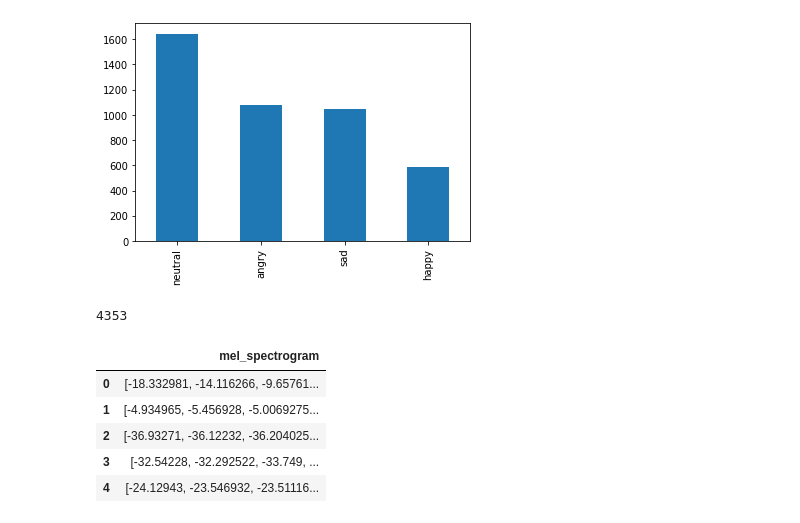
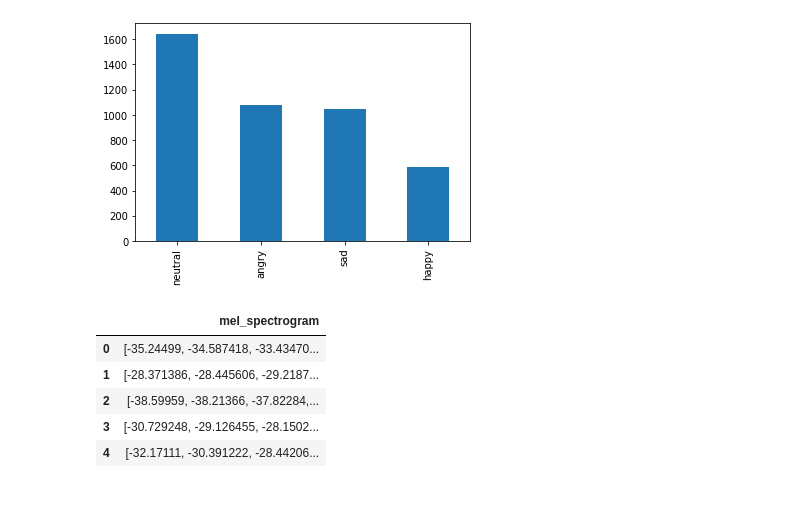
Before and after one commit to RinaRam/voice-stress-analysis, a Jupyter notebook: IEMOC.ipynb, the cells around one changed output. Drawn from its saved outputs; the diff is of its cells as text; code cells hidden in the pictures.

```diff
--- a/IEMOC.ipynb
+++ b/IEMOC.ipynb
@@ -52,11 +53,12 @@ plt.figure(figsize=(8, 4))
 librosa.display.waveplot(x, sr=sr)
 plt.title('Waveplot - Male Happy')
 plt.savefig('Waveplot_MaleHappy.png')
-spectrogram = librosa.feature.melspectrogram(y=x, sr=sr, n_mels=128,fmax=8000)
+spectrogram = librosa.feature.melspectrogram(y=x, sr=sr, n_mels=256,fmax=8000)
 spectrogram = librosa.power_to_db(spectrogram)
 librosa.display.specshow(spectrogram, y_axis='mel', fmax=8000, x_axis='time')
 plt.title('Mel Spectrogram - Male Happy')
 plt.savefig('MelSpec_MaleHappy.png')
+plt.set_cmap('magma')
 plt.colorbar(format='%+2.0f dB')
 # %% [output]
 <matplotlib.colorbar.Colorbar at 0x...>
@@ -132,23 +134,21 @@ audio_df.emotion.value_counts().plot(kind='bar')
 # %%
 df = pd.DataFrame(columns=['mel_spectrogram'])
 for index, path in enumerate(audio_df.path):
-    X, sample_rate = librosa.load(path, res_type='kaiser_fast',duration=3,sr=44100,offset=0.5)
-    spectrogram = librosa.feature.melspectrogram(y=X, sr=sample_rate, n_mels=128,fmax=8000)
+    X, sample_rate = librosa.load(path, res_type='kaiser_fast',duration=5,sr=22050)
+    spectrogram = librosa.feature.melspectrogram(y=X, sr=sample_rate, n_mels=128,hop_length=347,fmax=11025)
     db_spec = librosa.power_to_db(spectrogram)
     log_spectrogram = np.mean(db_spec, axis = 0)
     mfcc = librosa.feature.mfcc(y=X, sr=sample_rate, n_mfcc=40)
     mfcc = np.mean(mfcc,axis=0)
     df.loc[index] = [log_spectrogram]
-print(len(df))
 df.head()
 # %% [output]
-4353
 |  | mel_spectrogram |
-| 0 | [-18.332981, -14.116266, -9.65761... |
-| 1 | [-4.934965, -5.456928, -5.0069275... |
-| 2 | [-36.93271, -36.12232, -36.204025... |
-| 3 | [-32.54228, -32.292522, -33.749, ... |
-| 4 | [-24.12943, -23.546932, -23.51116... |
+| 0 | [-35.24499, -34.587418, -33.43470... |
+| 1 | [-28.371386, -28.445606, -29.2187... |
+| 2 | [-38.59959, -38.21366, -37.82284,... |
+| 3 | [-30.729248, -29.126455, -28.1502... |
+| 4 | [-32.17111, -30.391222, -28.44206... |
 # %%
 df_combined = pd.concat([audio_df,pd.DataFrame(df['mel_spectrogram'].values.tolist())],axis=1)
 df_combined = df_combined.fillna(0)
```
Also changed, not shown: parts of 15 cells of this notebook.
